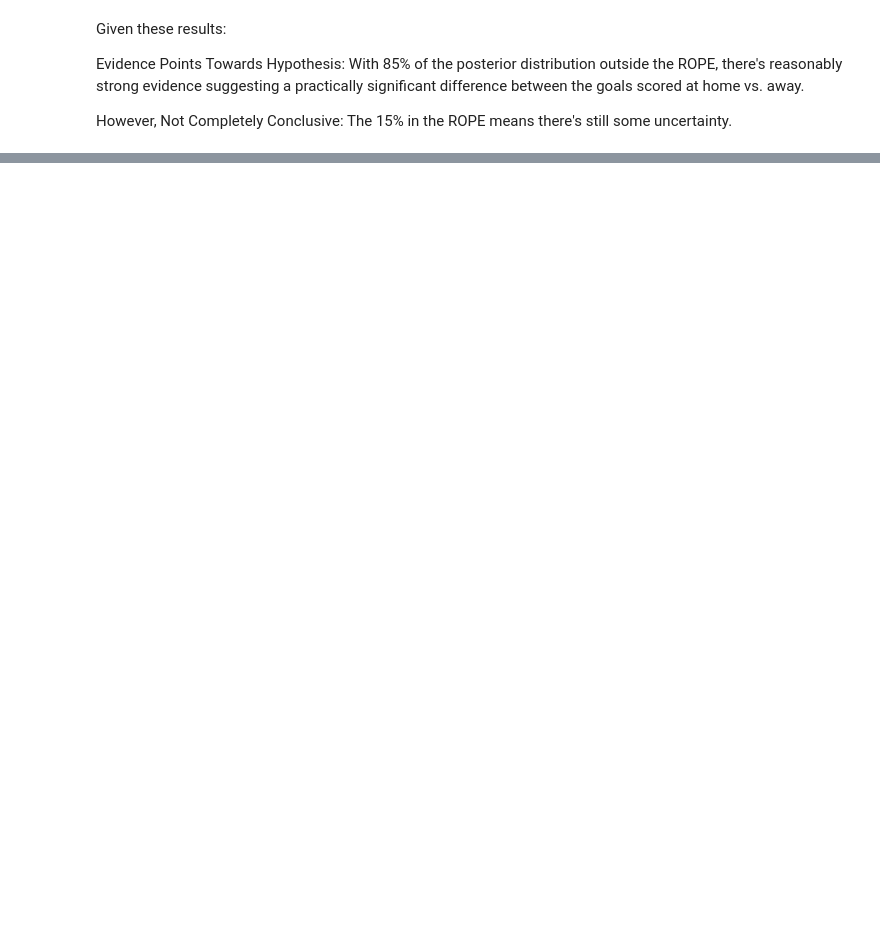
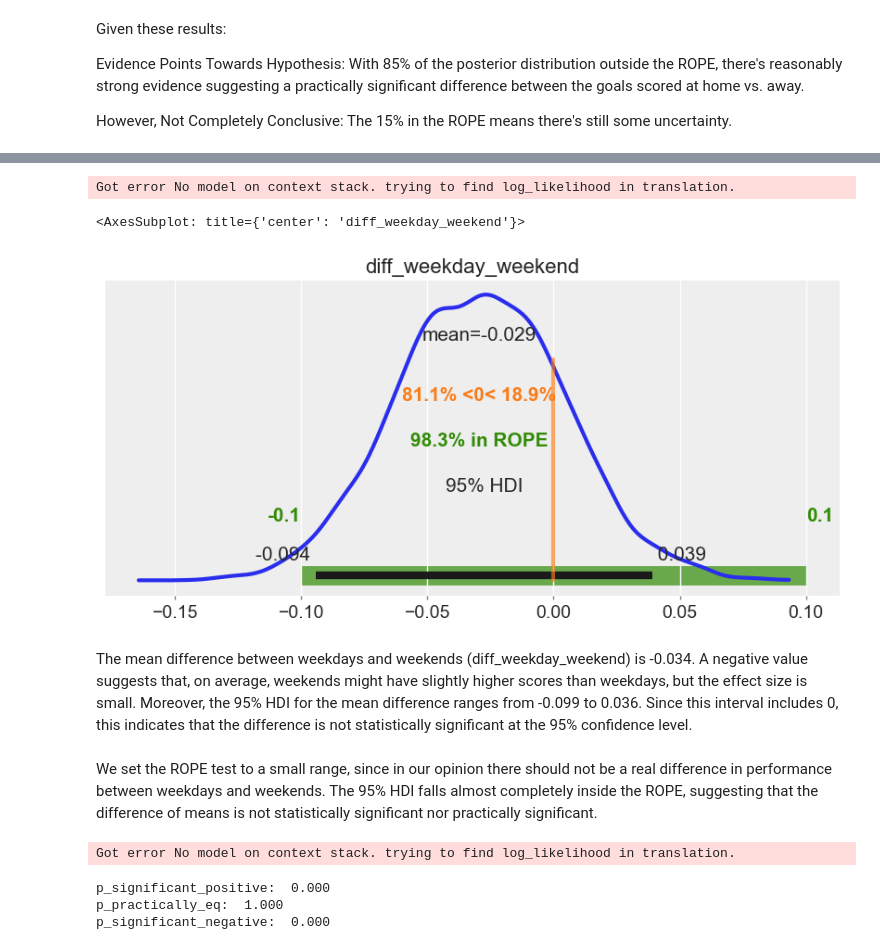
Before and after one commit to k0ruy/bayesian_retry, a Jupyter notebook: retry/hypotesis_RETRY.ipynb, the cells around one changed output, grey strips where cells are left out. Cells and saved outputs as stored; diff of their text form; code cells hidden in the pictures; blank space fills up the shorter version.

```diff
--- a/retry/hypotesis_RETRY.ipynb
+++ b/retry/hypotesis_RETRY.ipynb
@@ -386,0 +579,26 @@ home_stadion
+# %%
+az.plot_posterior(trace,  var_names="diff_weekday_weekend", ref_val=0, hdi_prob=0.95, rope=[-0.1,0.1])
+# %% [output]
+Got error No model on context stack. trying to find log_likelihood in translation.
+<AxesSubplot: title={'center': 'diff_weekday_weekend'}>
+[figure, added]
+# %% [markdown]
+The mean difference between weekdays and weekends (diff_weekday_weekend) is -0.034. A negative value suggests that, on average, weekends might have slightly higher scores than weekdays, but the effect size is small. Moreover, the 95% HDI for the mean difference ranges from -0.099 to 0.036. Since this interval includes 0, this indicates that the difference is not statistically significant at the 95% confidence level.
+# %% [markdown]
+We set the ROPE test to a small range, since in our opinion there should not be a real difference in performance between weekdays and weekends.
+The 95% HDI falls almost completely inside the ROPE, suggesting that the difference of means is not statistically significant nor practically significant.
+# %%
+samples = az.extract(trace)
+diff_samples = samples.diff_weekday_weekend.values
+p_significant_positive =  ((diff_samples > 0.5).sum()) / len(diff_samples)
+p_significant_negative = ((diff_samples < -0.5).sum()) / len(diff_samples)
+p_practically_eq = 1 -  p_significant_negative  -  p_significant_positive
+
+print("p_significant_positive: ", "%.3f" % p_significant_positive)
+print("p_practically_eq: ", "%.3f" % p_practically_eq)
+print("p_significant_negative: ", "%.3f" % p_significant_negative)
+# %% [output]
+Got error No model on context stack. trying to find log_likelihood in translation.
+p_significant_positive:  0.000
+p_practically_eq:  1.000
+p_significant_negative:  0.000
```
Also changed, not shown: parts of 45 cells of this notebook, 4 other files.
